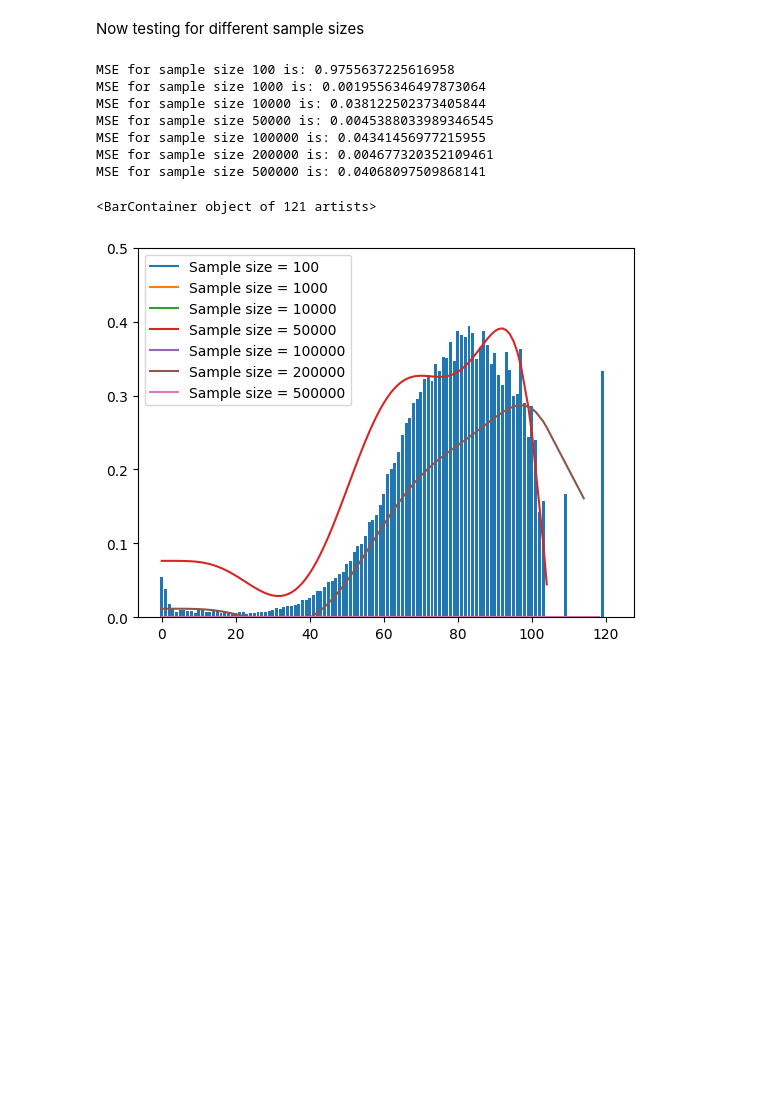
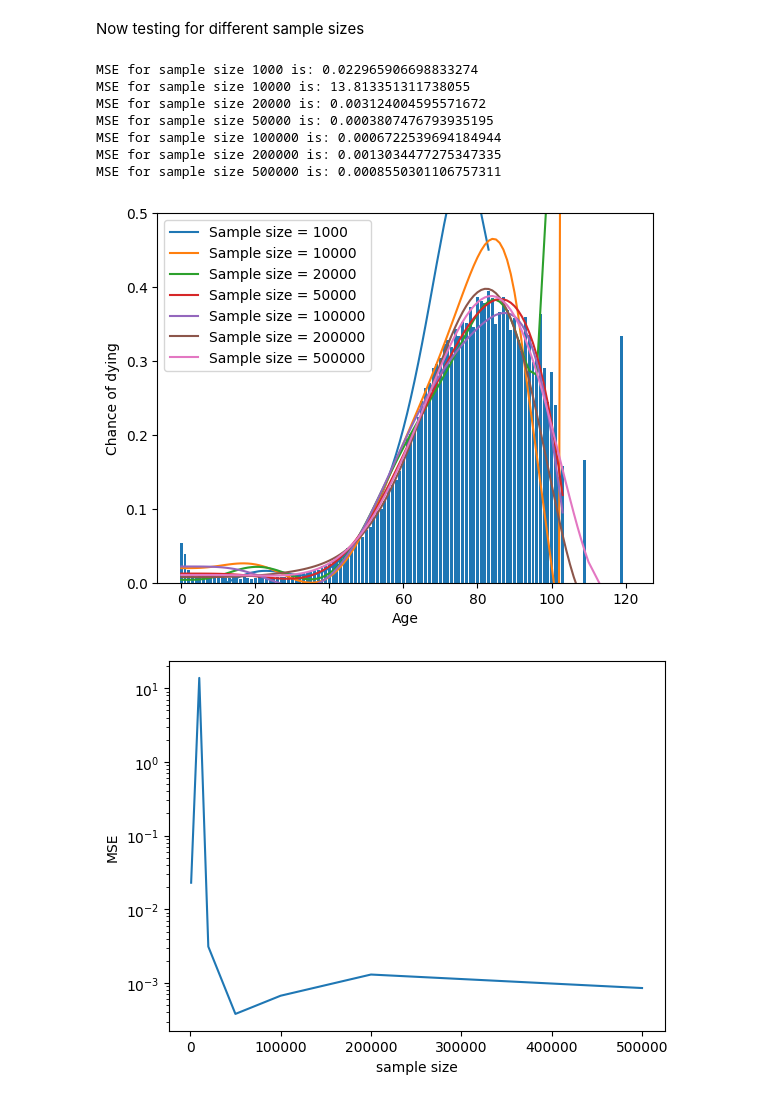
Before and after one commit to mathiasmellemstuen/FYS_STK4155_Prosjekt_3, a Jupyter notebook: src/main.ipynb, the cells around one changed output. Drawn from its saved outputs; the diff is of its cells as text; code cells hidden in the pictures; blank space fills up the shorter version.

Commit message:
done loads of new work

```diff
--- a/src/main.ipynb
+++ b/src/main.ipynb
@@ -151,0 +276,4 @@ RandomForestClassifier(random_state=1)
+# %%
+#Testing random forest for the whole data set first
+forest = RandomForestClassifier(random_state=1)
+forest.fit(X, Y)
@@ -152,6 +282,7 @@ RandomForestClassifier(random_state=1)
 # %%
-Y_pred = forest.predict(X_test)
-print(accuracy_score(Y_test, Y_pred))
+Y_pred = forest.predict(X)
+print(accuracy_score(Y, Y_pred))
+print(f1_score(Y,Y_pred))
 print("predicted chance of dying:",np.sum(Y_pred)/len(Y_pred))
-print("Actual chance of dying (test set):",np.sum(Y_test)/len(Y_test))
+print("Actual chance of dying:",np.sum(Y)/len(Y))
 # %% [output]
@@ -175,5 +340,8 @@ fig.tight_layout()
 # %%
 #Making histogram of amount of deaths given a certain age
+headers, X, Y = load_covid_data()
+X,Y = shuffle(X,Y)
+
 Age = X[:,6]
 deaths = {i:0 for i in np.unique(Age)}
 for i in range(len(Y)):
@@ -343,55 +520,72 @@ plt.bar(X_true, ans)
 # %% [markdown]
 Now testing for different sample sizes
 # %%
-from sklearn.utils import shuffle
 
-for M in [100,1000,10000, 50000, 100000, 200000, 500000]:
+X_true, ans = MakeArray(chance_dying)
+
+M_list1 = [1000,10000,20000,50000,100000,200000,500000]
+
+mse_arr = np.zeros(len(M_list1))
+bootstrap_iter = 10
+
+for i,M in enumerate(M_list1):
     Age = X[:,6]
 
     #Shuffling data because it seems not random enough for good resampling
-    Age, new_Y = shuffle(Age,Y)
+    new_Age, new_Y = shuffle(Age,Y)
 
     #M = len(Age) #chosen number of data points
     n = len(Age)
     m = int(n/M)
     random_index = np.random.randint(m)*M
-    new_Age = Age[random_index:random_index+M]
+    new_Age = new_Age[random_index:random_index+M]
     new_Y = new_Y[random_index:random_index+M]
 
     Age_train, Age_test, YA_train, YA_test = train_test_split(new_Age, new_Y, test_size=0.2)
 
     deaths_train = ChanceDying(Age_train, YA_train)
     probx_train, proby_train = MakeArray(deaths_train)
 
     deaths_test = ChanceDying(Age_test, YA_test)
     probx_test, proby_test = MakeArray(deaths_test)
 
     lin = LinearRegression()
     poly = PolynomialFeatures(degree=10)
     X_poly = poly.fit_transform(probx_train.reshape(-1,1))
     lin.fit(X_poly, proby_train)
 
     X_poly_test = poly.fit_transform(probx_test.reshape(-1,1))
     pred = lin.predict(X_poly_test)
     plt.plot(probx_test, pred, label=f"Sample size = {M}")
 
-    print(f"MSE for sample size {M} is:",MSE(ans[:len(pred)], pred))
-
+    mse = MSE(ans[:len(pred)], pred)
+    print(f"MSE for sample size {M} is:",mse)
+    mse_arr[i] = mse
     #length = 100
     #X_poly_true = poly.fit_transform(X_true.reshape(-1,1))
     #plt.plot(X_true[:length], lin.predict(X_poly_true[:length]))
 
 
 plt.legend()
 plt.ylim(0,0.5)
+plt.xlabel("Age")
+plt.ylabel("Chance of dying")
 plt.bar(X_true, ans)
+plt.savefig("../figures/chance_of_dying_differentSamples")
+plt.show()
+
+plt.plot(M_list1, mse_arr)
+plt.ylabel("MSE")
+plt.xlabel("sample size")
+plt.yscale('log')
+plt.savefig("../figures/MSE_Chance_dying")
 # %% [output]
-MSE for sample size 100 is: 0.9755637225616958
-MSE for sample size 1000 is: 0.0019556346497873064
-MSE for sample size 10000 is: 0.038122502373405844
-MSE for sample size 50000 is: 0.0045388033989346545
-MSE for sample size 100000 is: 0.04341456977215955
-MSE for sample size 200000 is: 0.004677320352109461
-MSE for sample size 500000 is: 0.04068097509868141
+MSE for sample size 1000 is: 0.022965906698833274
+MSE for sample size 10000 is: 13.813351311738055
+MSE for sample size 20000 is: 0.003124004595571672
+MSE for sample size 50000 is: 0.0003807476793935195
+MSE for sample size 100000 is: 0.0006722539694184944
+MSE for sample size 200000 is: 0.0013034477275347335
+MSE for sample size 500000 is: 0.0008550301106757311
-<BarContainer object of 121 artists>
-[figure, old version]
+[figure, new version]
+[figure, added]
```
Also changed, not shown: parts of 35 cells of this notebook, 16 other files.
